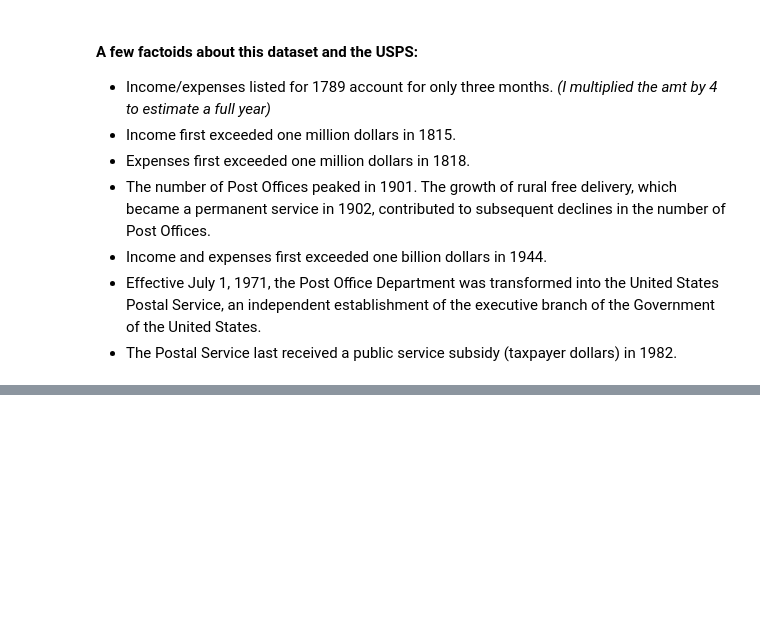
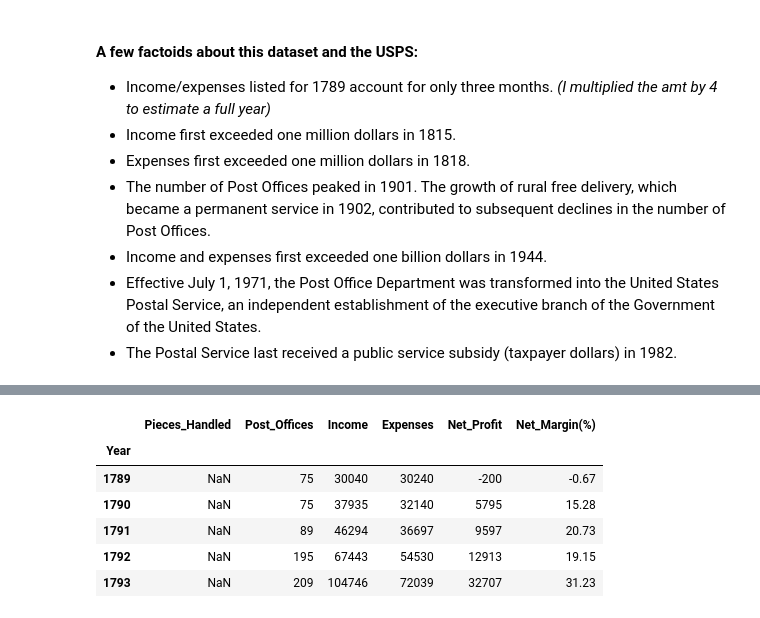
Before and after one commit to mpatterson73/USPS-Analysis, a Jupyter notebook: usps.ipynb, the cells around one changed output, grey strips where cells are left out. Cells and saved outputs as stored; diff of their text form; code cells hidden in the pictures; blank space fills up the shorter version.

```diff
--- a/usps.ipynb
+++ b/usps.ipynb
@@ -68 +117,15 @@ df2.head()
+# %%
+# check point
+df3 = df2.copy()
+df3['Net_Profit'] = df3['Income'] - df3['Expenses']
+df3['Net_Margin(%)'] = round(df3['Net_Profit']/df3['Income']*100, 2)
+df3.head()
+# %% [output]
+|  | Pieces_Handled | Post_Offices | Income | Expenses | Net_Profit | Net_Margin(%) |
+| Year |  |  |  |  |  |  |
+| 1789 | NaN | 75 | 30040 | 30240 | -200 | -0.67 |
+| 1790 | NaN | 75 | 37935 | 32140 | 5795 | 15.28 |
+| 1791 | NaN | 89 | 46294 | 36697 | 9597 | 20.73 |
+| 1792 | NaN | 195 | 67443 | 54530 | 12913 | 19.15 |
+| 1793 | NaN | 209 | 104746 | 72039 | 32707 | 31.23 |
 # %%
```
Also changed, not shown: parts of 13 cells of this notebook, 1 other file.
